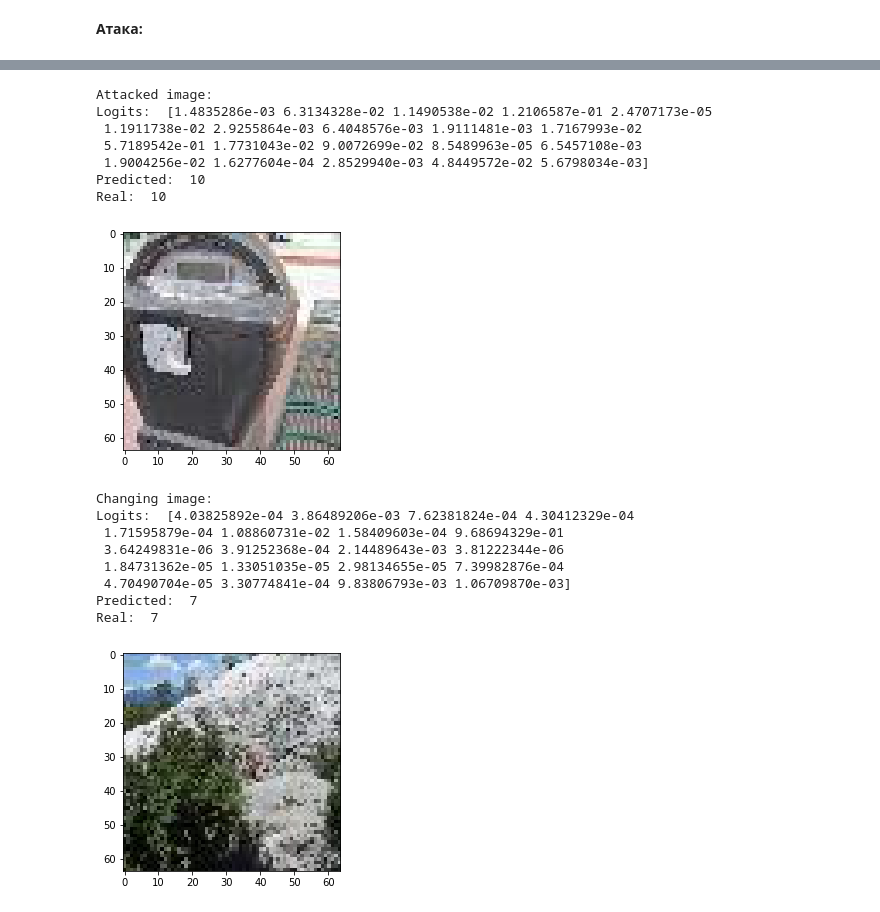
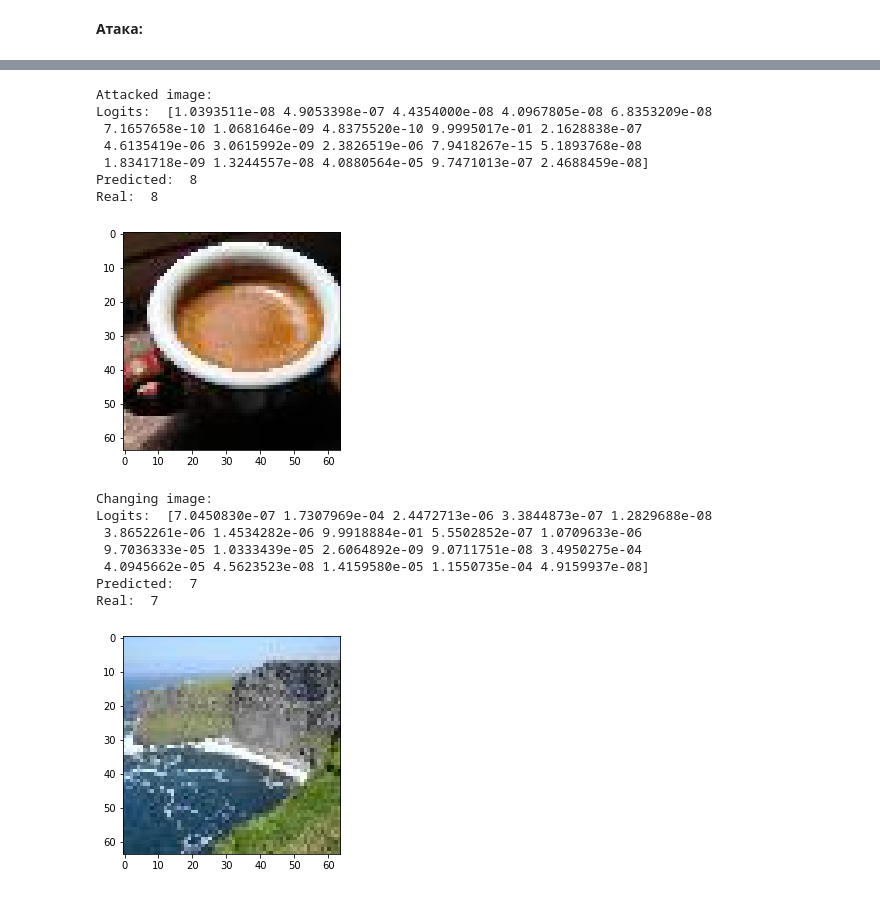
Before and after one commit to sava-stepurin/graduate_work, a Jupyter notebook: RevNet/simple_RevNet.ipynb, the cells around one changed output, grey strips where cells are left out. Drawn from its saved outputs; the diff is of its cells as text; code cells hidden in the pictures.

```diff
--- a/RevNet/simple_RevNet.ipynb
+++ b/RevNet/simple_RevNet.ipynb
@@ -1131,21 +1044,20 @@ Logits of attacked image:  [4.29490028e-05 1.99984922e-03 1.47964864e-04 4.43756
-# %%
-att_i, attacked_img, ch_i, changed_img = choose_images()
-# %% [output]
-Attacked image:
-Logits:  [1.4835286e-03 6.3134328e-02 1.1490538e-02 1.2106587e-01 2.4707173e-05
- 1.1911738e-02 2.9255864e-03 6.4048576e-03 1.9111481e-03 1.7167993e-02
- 5.7189542e-01 1.7731043e-02 9.0072699e-02 8.5489963e-05 6.5457108e-03
- 1.9004256e-02 1.6277604e-04 2.8529940e-03 4.8449572e-02 5.6798034e-03]
-Predicted:  10
-Real:  10
-[figure, removed]
-Changing image:
-Logits:  [4.03825892e-04 3.86489206e-03 7.62381824e-04 4.30412329e-04
- 1.71595879e-04 1.08860731e-02 1.58409603e-04 9.68694329e-01
- 3.64249831e-06 3.91252368e-04 2.14489643e-03 3.81222344e-06
- 1.84731362e-05 1.33051035e-05 2.98134655e-05 7.39982876e-04
- 4.70490704e-05 3.30774841e-04 9.83806793e-03 1.06709870e-03]
-Predicted:  7
-Real:  7
-[figure, removed]
+# %%
+attacked_img, changed_img = choose_images(model, X_val=X_val, y_val=y_val)
+# %% [output]
+Attacked image:
+Logits:  [1.0393511e-08 4.9053398e-07 4.4354000e-08 4.0967805e-08 6.8353209e-08
+ 7.1657658e-10 1.0681646e-09 4.8375520e-10 9.9995017e-01 2.1628838e-07
+ 4.6135419e-06 3.0615992e-09 2.3826519e-06 7.9418267e-15 5.1893768e-08
+ 1.8341718e-09 1.3244557e-08 4.0880564e-05 9.7471013e-07 2.4688459e-08]
+Predicted:  8
+Real:  8
+[figure, added]
+Changing image:
+Logits:  [7.0450830e-07 1.7307969e-04 2.4472713e-06 3.3844873e-07 1.2829688e-08
+ 3.8652261e-06 1.4534282e-06 9.9918884e-01 5.5502852e-07 1.0709633e-06
+ 9.7036333e-05 1.0333439e-05 2.6064892e-09 9.0711751e-08 3.4950275e-04
+ 4.0945662e-05 4.5623523e-08 1.4159580e-05 1.1550735e-04 4.9159937e-08]
+Predicted:  7
+Real:  7
+[figure, added]
 # %%
```
Also changed, not shown: parts of 41 cells of this notebook, 2 other files.
